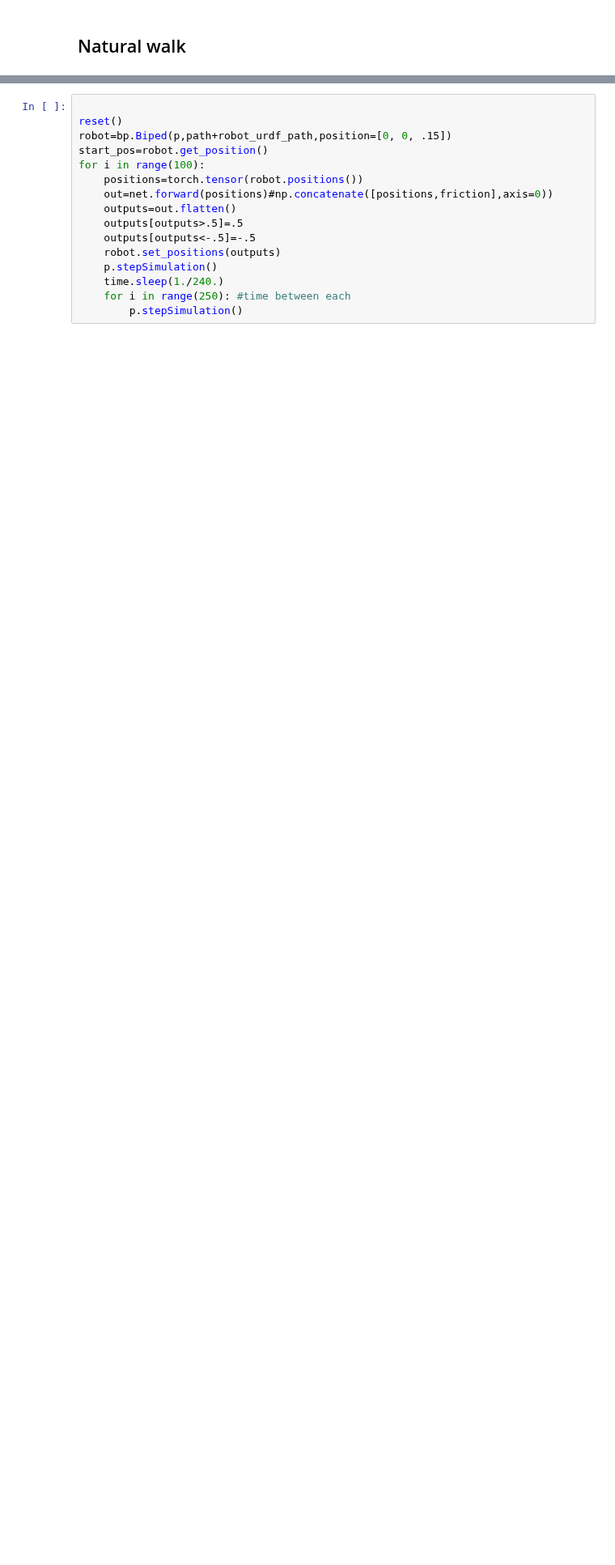
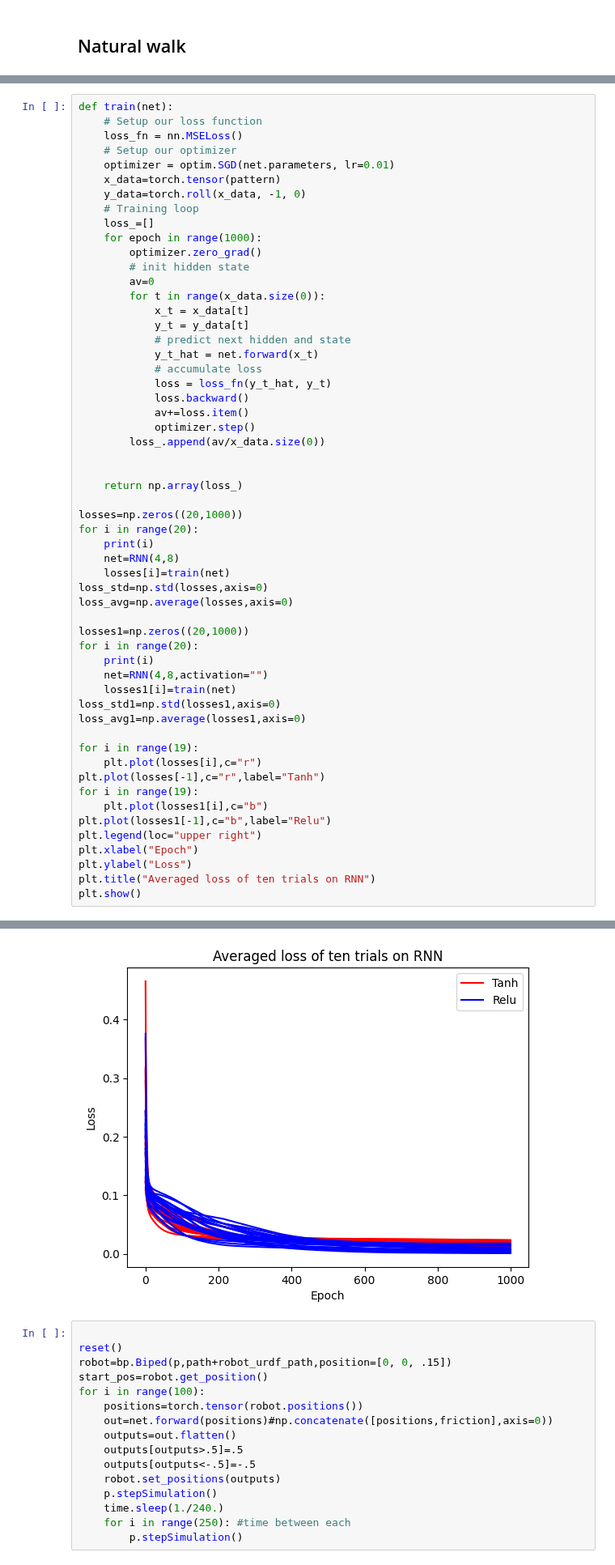
Before and after one commit to shepai/Sim-Biped-Walker, a Jupyter notebook: Code/Controlling/GA.ipynb, the cells around one changed output, grey strips where cells are left out. Shown at 81% size. Drawn from its saved outputs; the diff is of its cells as text; blank space fills up the shorter version.

```diff
--- a/Code/Controlling/GA.ipynb
+++ b/Code/Controlling/GA.ipynb
@@ -361,0 +346,57 @@ torch.Size([100, 4])
+# %%
+def train(net):
+    # Setup our loss function
+    loss_fn = nn.MSELoss()
+    # Setup our optimizer
+    optimizer = optim.SGD(net.parameters, lr=0.01)
+    x_data=torch.tensor(pattern)
+    y_data=torch.roll(x_data, -1, 0)
+    # Training loop
+    loss_=[]
+    for epoch in range(1000):
+        optimizer.zero_grad()
+        # init hidden state
+        av=0
+        for t in range(x_data.size(0)):
+            x_t = x_data[t]
+            y_t = y_data[t]
+            # predict next hidden and state
+            y_t_hat = net.forward(x_t)
+            # accumulate loss
+            loss = loss_fn(y_t_hat, y_t)
+            loss.backward()
+            av+=loss.item()
+            optimizer.step()
+        loss_.append(av/x_data.size(0))
+
+
+    return np.array(loss_)
+
+losses=np.zeros((20,1000))
+for i in range(20):
+    print(i)
+    net=RNN(4,8)
+    losses[i]=train(net)
+loss_std=np.std(losses,axis=0)
+loss_avg=np.average(losses,axis=0)
+
+losses1=np.zeros((20,1000))
+for i in range(20):
+    print(i)
+    net=RNN(4,8,activation="")
+    losses1[i]=train(net)
+loss_std1=np.std(losses1,axis=0)
+loss_avg1=np.average(losses1,axis=0)
+
+for i in range(19):
+    plt.plot(losses[i],c="r")
+plt.plot(losses[-1],c="r",label="Tanh")
+for i in range(19):
+    plt.plot(losses1[i],c="b")
+plt.plot(losses1[-1],c="b",label="Relu")
+plt.legend(loc="upper right")
+plt.xlabel("Epoch")
+plt.ylabel("Loss")
+plt.title("Averaged loss of ten trials on RNN")
+plt.show()
+# %% [output]
@@ -362,3 +420,4 @@ torch.Size([100, 4])
+[figure, added]
 # %%
 
 reset()
```
Also changed, not shown: parts of 9 cells of this notebook.
